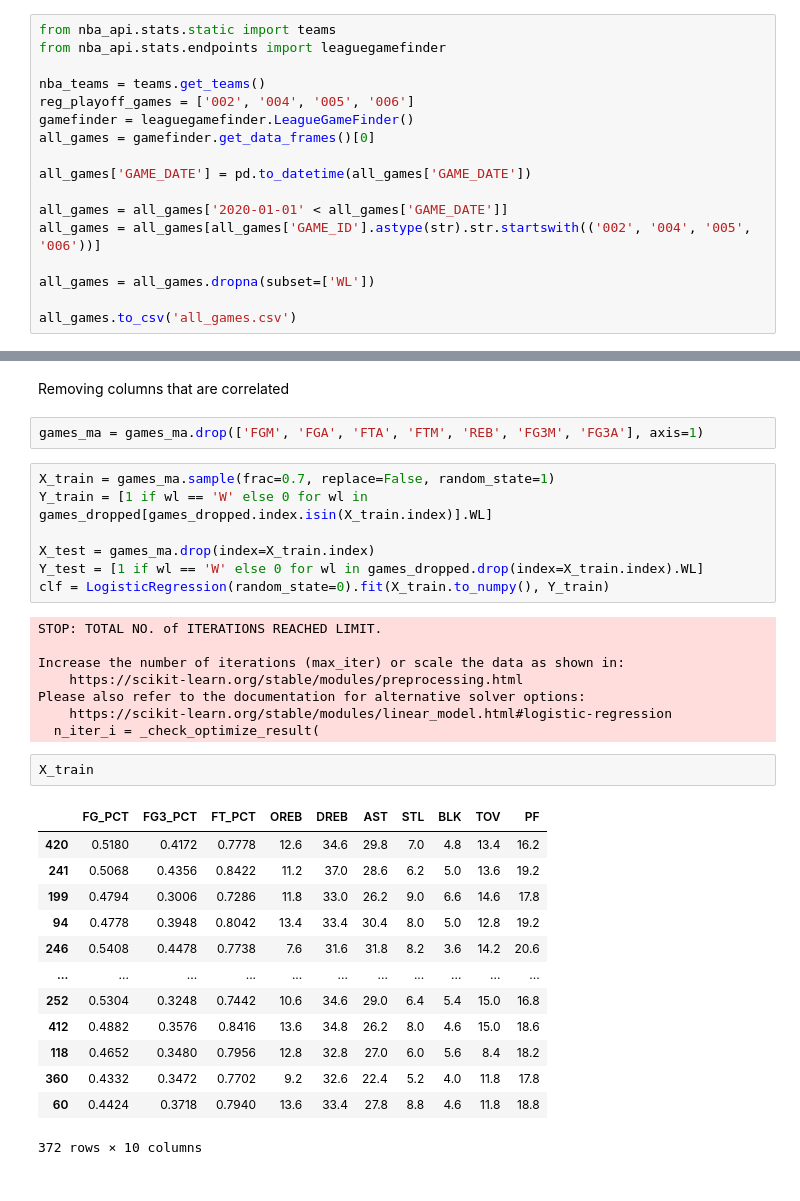
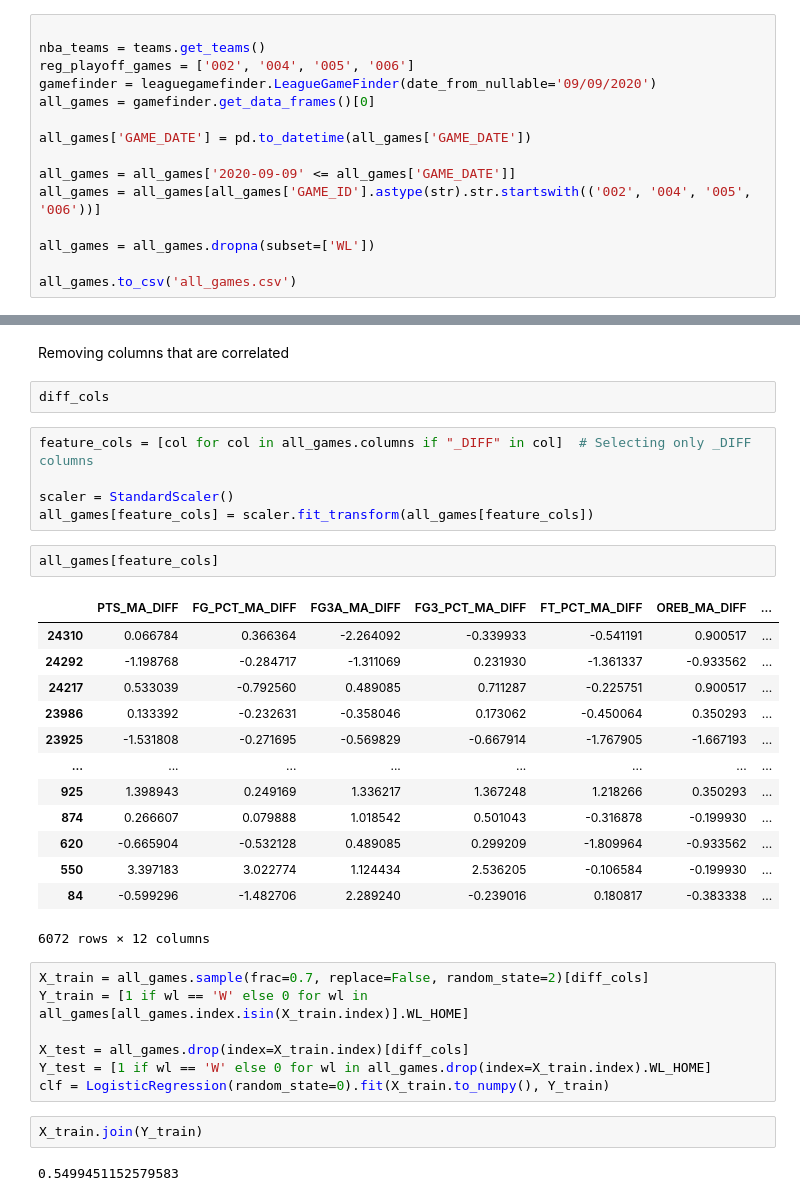
Before and after one commit to joncokisler/nba_odds_prediction_analysis, a Jupyter notebook: notebooks/team_win_loss_model.ipynb, the cells around one changed output, grey strips where cells are left out. Drawn from its saved outputs; the diff is of its cells as text.

```diff
--- a/notebooks/team_win_loss_model.ipynb
+++ b/notebooks/team_win_loss_model.ipynb
@@ -13,17 +21,15 @@ XXX: Game type identifier
 005 = Play-In Tournament (introduced in 2020)
 006 = NBA Cup Final (introduced in 2023)
 # %%
-from nba_api.stats.static import teams
-from nba_api.stats.endpoints import leaguegamefinder
 
 nba_teams = teams.get_teams()
 reg_playoff_games = ['002', '004', '005', '006']
-gamefinder = leaguegamefinder.LeagueGameFinder()
+gamefinder = leaguegamefinder.LeagueGameFinder(date_from_nullable='09/09/2020')
 all_games = gamefinder.get_data_frames()[0]
 
 all_games['GAME_DATE'] = pd.to_datetime(all_games['GAME_DATE'])
 
-all_games = all_games['2020-01-01' < all_games['GAME_DATE']]
+all_games = all_games['2020-09-09' <= all_games['GAME_DATE']]
 all_games = all_games[all_games['GAME_ID'].astype(str).str.startswith(('002', '004', '005', '006'))]
 
 all_games = all_games.dropna(subset=['WL'])
@@ -130,37 +185,38 @@ plt.show()
 # %% [markdown]
 Removing columns that are correlated
 # %%
-games_ma = games_ma.drop(['FGM', 'FGA', 'FTA', 'FTM', 'REB', 'FG3M', 'FG3A'], axis=1)
+diff_cols
+# %%
+feature_cols = [col for col in all_games.columns if "_DIFF" in col]  # Selecting only _DIFF columns
+
+scaler = StandardScaler()
+all_games[feature_cols] = scaler.fit_transform(all_games[feature_cols])
+# %%
+all_games[feature_cols]
+# %% [output]
+|  | PTS_MA_DIFF | FG_PCT_MA_DIFF | FG3A_MA_DIFF | FG3_PCT_MA_DIFF | FT_PCT_MA_DIFF | OREB_MA_DIFF | ... |
+| 24310 | 0.066784 | 0.366364 | -2.264092 | -0.339933 | -0.541191 | 0.900517 | ... |
+| 24292 | -1.198768 | -0.284717 | -1.311069 | 0.231930 | -1.361337 | -0.933562 | ... |
+| 24217 | 0.533039 | -0.792560 | 0.489085 | 0.711287 | -0.225751 | 0.900517 | ... |
+| 23986 | 0.133392 | -0.232631 | -0.358046 | 0.173062 | -0.450064 | 0.350293 | ... |
+| 23925 | -1.531808 | -0.271695 | -0.569829 | -0.667914 | -1.767905 | -1.667193 | ... |
+| ... | ... | ... | ... | ... | ... | ... | ... |
+| 925 | 1.398943 | 0.249169 | 1.336217 | 1.367248 | 1.218266 | 0.350293 | ... |
+| 874 | 0.266607 | 0.079888 | 1.018542 | 0.501043 | -0.316878 | -0.199930 | ... |
+| 620 | -0.665904 | -0.532128 | 0.489085 | 0.299209 | -1.809964 | -0.933562 | ... |
+| 550 | 3.397183 | 3.022774 | 1.124434 | 2.536205 | -0.106584 | -0.199930 | ... |
+| 84 | -0.599296 | -1.482706 | 2.289240 | -0.239016 | 0.180817 | -0.383338 | ... |
+6072 rows × 12 columns
 # %%
-X_train = games_ma.sample(frac=0.7, replace=False, random_state=1)
-Y_train = [1 if wl == 'W' else 0 for wl in games_dropped[games_dropped.index.isin(X_train.index)].WL]
+X_train = all_games.sample(frac=0.7, replace=False, random_state=2)[diff_cols]
+Y_train = [1 if wl == 'W' else 0 for wl in all_games[all_games.index.isin(X_train.index)].WL_HOME]
 
-X_test = games_ma.drop(index=X_train.index)
-Y_test = [1 if wl == 'W' else 0 for wl in games_dropped.drop(index=X_train.index).WL]
+X_test = all_games.drop(index=X_train.index)[diff_cols]
+Y_test = [1 if wl == 'W' else 0 for wl in all_games.drop(index=X_train.index).WL_HOME]
 clf = LogisticRegression(random_state=0).fit(X_train.to_numpy(), Y_train)
-# %% [output]
-STOP: TOTAL NO. of ITERATIONS REACHED LIMIT.
-
-Increase the number of iterations (max_iter) or scale the data as shown in:
-    https://scikit-learn.org/stable/modules/preprocessing.html
-Please also refer to the documentation for alternative solver options:
-    https://scikit-learn.org/stable/modules/linear_model.html#logistic-regression
-  n_iter_i = _check_optimize_result(
 # %%
-X_train
+X_train.join(Y_train)
 # %% [output]
-|  | FG_PCT | FG3_PCT | FT_PCT | OREB | DREB | AST | STL | BLK | TOV | PF |
-| 420 | 0.5180 | 0.4172 | 0.7778 | 12.6 | 34.6 | 29.8 | 7.0 | 4.8 | 13.4 | 16.2 |
-| 241 | 0.5068 | 0.4356 | 0.8422 | 11.2 | 37.0 | 28.6 | 6.2 | 5.0 | 13.6 | 19.2 |
-| 199 | 0.4794 | 0.3006 | 0.7286 | 11.8 | 33.0 | 26.2 | 9.0 | 6.6 | 14.6 | 17.8 |
-| 94 | 0.4778 | 0.3948 | 0.8042 | 13.4 | 33.4 | 30.4 | 8.0 | 5.0 | 12.8 | 19.2 |
-| 246 | 0.5408 | 0.4478 | 0.7738 | 7.6 | 31.6 | 31.8 | 8.2 | 3.6 | 14.2 | 20.6 |
-| ... | ... | ... | ... | ... | ... | ... | ... | ... | ... | ... |
-| 252 | 0.5304 | 0.3248 | 0.7442 | 10.6 | 34.6 | 29.0 | 6.4 | 5.4 | 15.0 | 16.8 |
-| 412 | 0.4882 | 0.3576 | 0.8416 | 13.6 | 34.8 | 26.2 | 8.0 | 4.6 | 15.0 | 18.6 |
-| 118 | 0.4652 | 0.3480 | 0.7956 | 12.8 | 32.8 | 27.0 | 6.0 | 5.6 | 8.4 | 18.2 |
-| 360 | 0.4332 | 0.3472 | 0.7702 | 9.2 | 32.6 | 22.4 | 5.2 | 4.0 | 11.8 | 17.8 |
-| 60 | 0.4424 | 0.3718 | 0.7940 | 13.6 | 33.4 | 27.8 | 8.8 | 4.6 | 11.8 | 18.8 |
-372 rows × 10 columns
+0.5499451152579583
 # %%
 pd.concat(
```
Also changed, not shown: parts of 25 cells of this notebook.
